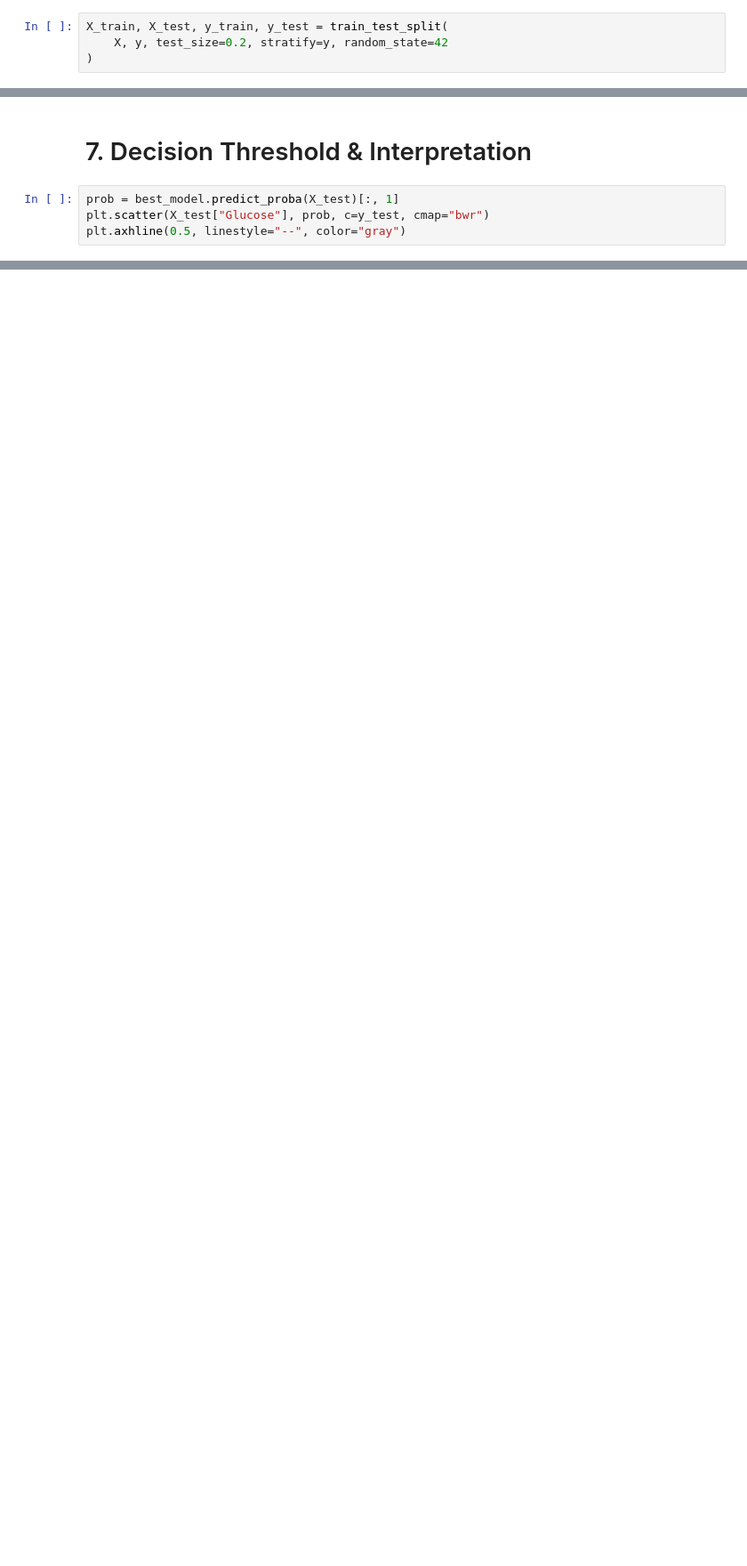
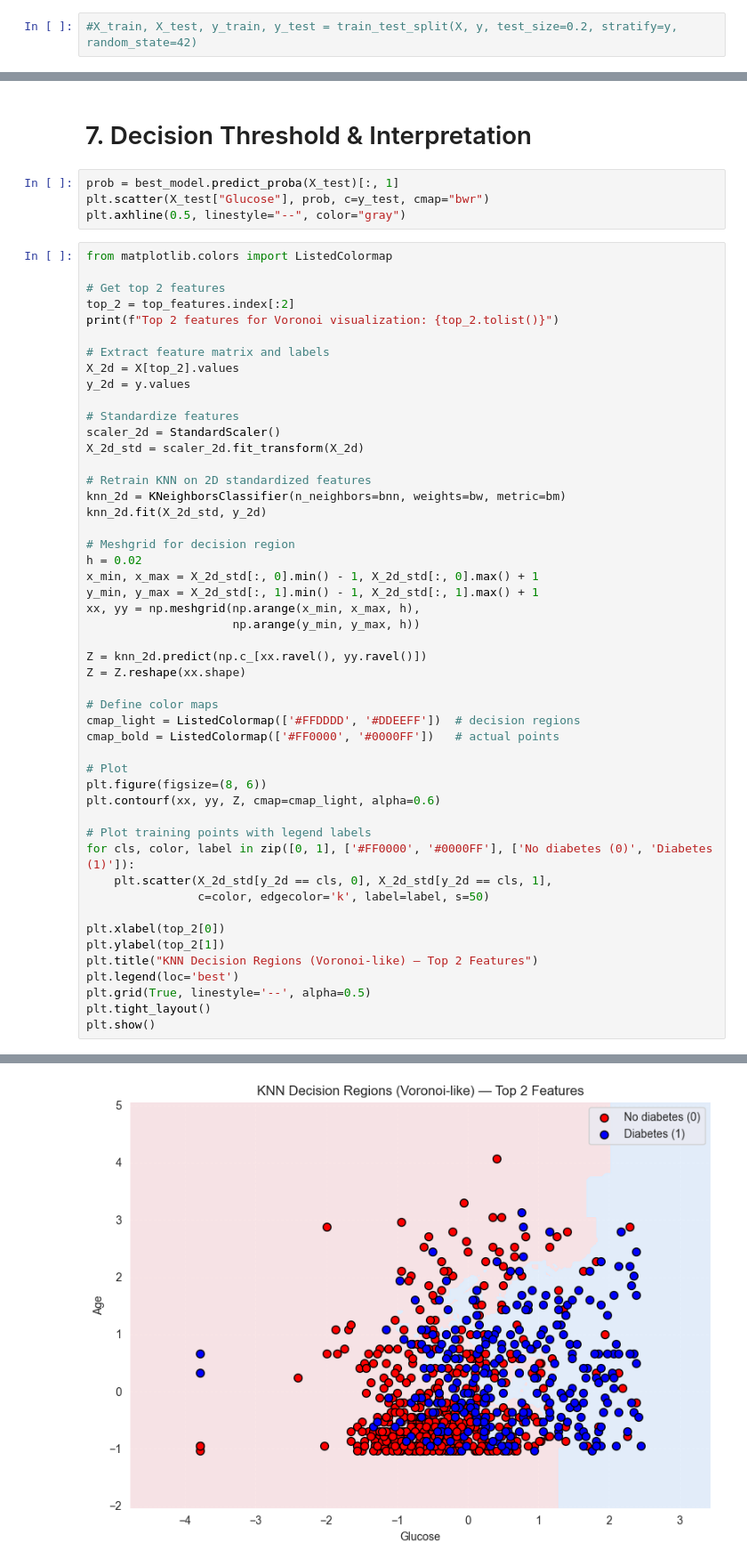
Before and after one commit to mettlrob/FoDS-Diabetes-Diagnosis, a Jupyter notebook: ML_Models/k_N_N/knn_1.1.ipynb, the cells around one changed output, grey strips where cells are left out. Shown at 89% size. Cells and saved outputs as stored; diff of their text form; blank space fills up the shorter version.

```diff
--- a/ML_Models/k_N_N/knn_1.1.ipynb
+++ b/ML_Models/k_N_N/knn_1.1.ipynb
@@ -52,9 +51,7 @@ y = df['Outcome']
 # %% [markdown]
 # 2. Train-Test Split (80/20)
 # %%
-X_train, X_test, y_train, y_test = train_test_split(
-    X, y, test_size=0.2, stratify=y, random_state=42
-)
+#X_train, X_test, y_train, y_test = train_test_split(X, y, test_size=0.2, stratify=y, random_state=42)
 # %% [markdown]
 # 3. Class Balancing (on Training Set Only)
 Use SMOTE or ADASYN to upsample minority class (Outcome = 1):
@@ -89,3 +227,53 @@ perm_result = permutation_importance(
 prob = best_model.predict_proba(X_test)[:, 1]
 plt.scatter(X_test["Glucose"], prob, c=y_test, cmap="bwr")
 plt.axhline(0.5, linestyle="--", color="gray")
+# %%
+from matplotlib.colors import ListedColormap
+
+# Get top 2 features
+top_2 = top_features.index[:2]
+print(f"Top 2 features for Voronoi visualization: {top_2.tolist()}")
+
+# Extract feature matrix and labels
+X_2d = X[top_2].values
+y_2d = y.values
+
+# Standardize features
+scaler_2d = StandardScaler()
+X_2d_std = scaler_2d.fit_transform(X_2d)
+
+# Retrain KNN on 2D standardized features
+knn_2d = KNeighborsClassifier(n_neighbors=bnn, weights=bw, metric=bm)
+knn_2d.fit(X_2d_std, y_2d)
+
+# Meshgrid for decision region
+h = 0.02
+x_min, x_max = X_2d_std[:, 0].min() - 1, X_2d_std[:, 0].max() + 1
+y_min, y_max = X_2d_std[:, 1].min() - 1, X_2d_std[:, 1].max() + 1
+xx, yy = np.meshgrid(np.arange(x_min, x_max, h),
+                     np.arange(y_min, y_max, h))
+
+Z = knn_2d.predict(np.c_[xx.ravel(), yy.ravel()])
+Z = Z.reshape(xx.shape)
+
+# Define color maps
+cmap_light = ListedColormap(['#FFDDDD', '#DDEEFF'])  # decision regions
+cmap_bold = ListedColormap(['#FF0000', '#0000FF'])   # actual points
+
+# Plot
+plt.figure(figsize=(8, 6))
+plt.contourf(xx, yy, Z, cmap=cmap_light, alpha=0.6)
+
+# Plot training points with legend labels
+for cls, color, label in zip([0, 1], ['#FF0000', '#0000FF'], ['No diabetes (0)', 'Diabetes (1)']):
+    plt.scatter(X_2d_std[y_2d == cls, 0], X_2d_std[y_2d == cls, 1],
+                c=color, edgecolor='k', label=label, s=50)
+
+plt.xlabel(top_2[0])
+plt.ylabel(top_2[1])
+plt.title("KNN Decision Regions (Voronoi-like) — Top 2 Features")
+plt.legend(loc='best')
+plt.grid(True, linestyle='--', alpha=0.5)
+plt.tight_layout()
+plt.show()
+# %% [output]
@@ -91,0 +281 @@ plt.axhline(0.5, linestyle="--", color="gray")
+[figure, added]
```
Also changed, not shown: parts of 9 cells of this notebook.
